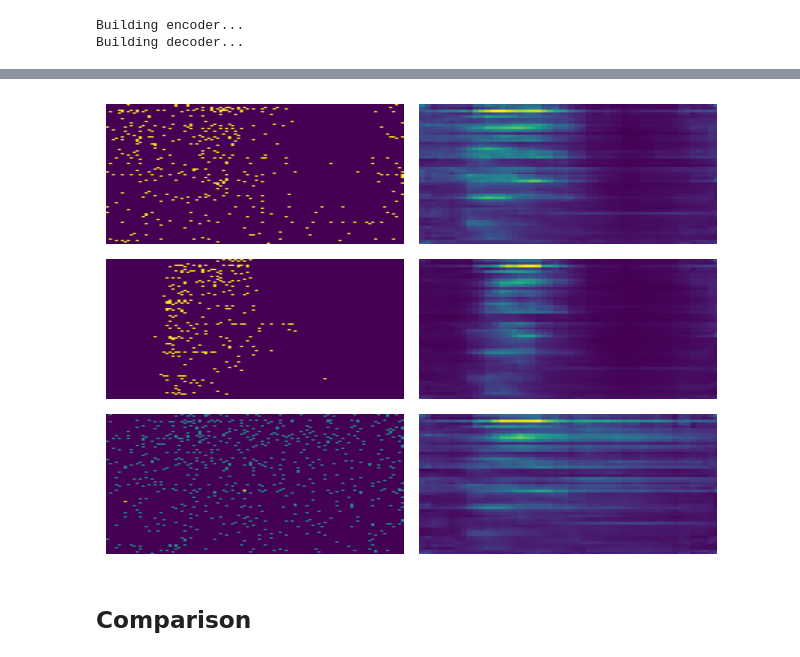
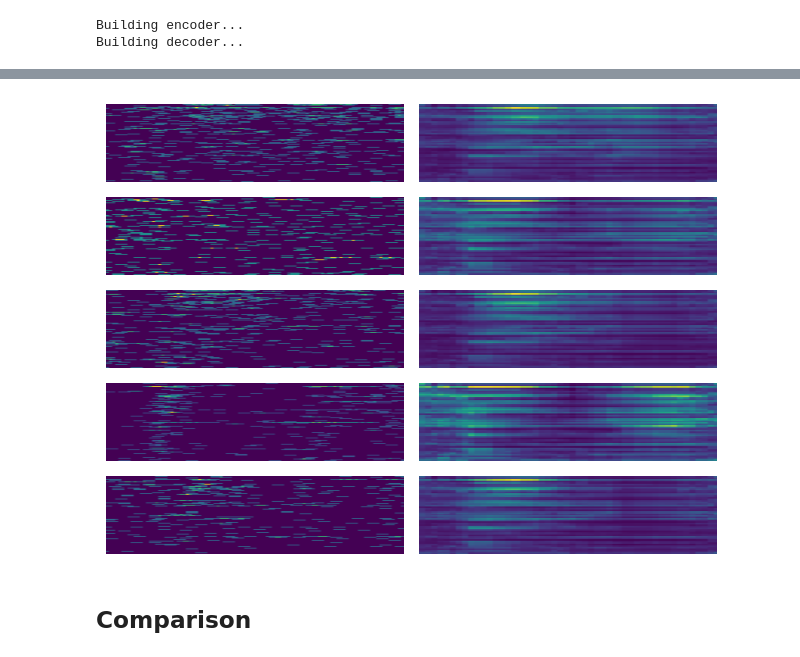
Before and after one commit to PhilSchoeb/ift-6168-project, a Jupyter notebook: dimensionality_reduction/autoencoder.ipynb, the cells around one changed output, grey strips where cells are left out. Drawn from its saved outputs; the diff is of its cells as text; code cells hidden in the pictures.

Commit message:
test smoothing for autoencoder

```diff
--- a/dimensionality_reduction/autoencoder.ipynb
+++ b/dimensionality_reduction/autoencoder.ipynb
@@ -14,0 +24,11 @@ data["y"].shape
+# %%
+n_samples = 3
+samples = np.random.choice(range(data["y"].shape[0]),n_samples,replace=False)
+fig, ax = plt.subplots(nrows=n_samples,ncols=2)
+for i, x in enumerate(samples):
+    ax[i,0].imshow(data["y"][x].T,aspect="auto")
+    ax[i,0].axis("off")
+    ax[i,1].imshow(y_smooth[x].T,aspect="auto")
+    ax[i,1].axis("off")
+plt.tight_layout()
+plt.show()
@@ -17,3 +39,6 @@ y_tensor = torch.from_numpy(data["y"]/data["y"].max()).float()[:,None,:,:]
 y_tensor.shape
 # %% [output]
 torch.Size([1931, 1, 100, 100])
+# %%
+y_smooth_tensor = torch.from_numpy(y_smooth/y_smooth.max()).float()[:,None,:,:]
+y_smooth_tensor.shape
@@ -20,11 +47,11 @@ torch.Size([1931, 1, 100, 100])
 # %%
-dataset = CustomDataset(y_tensor,y_tensor)
-model = AutoEncoder2DConv(input_shape=(1,100,100),latent_dim=64)
+dataset = CustomDataset(y_smooth_tensor,y_smooth_tensor)
+model = AutoEncoder2DConv(input_shape=(1,97,100),latent_dim=32)
 model.to("mps")
 optimizer = torch.optim.AdamW(model.parameters(),lr=1e-3)
-def sparse_loss_BCE(recon, target):
-    mask = (target > 0).float()
-    return (nn.BCELoss(reduction="none")(recon,target) * (1 + 5 * mask)).mean()
+# def sparse_loss_BCE(recon, target):
+#     mask = (target > 0).float()
+#     return (nn.BCELoss(reduction="none")(recon,target) * (1 + 5 * mask)).mean()
 # %% [output]
 Building encoder...
 Building decoder...
@@ -52,16 +79,16 @@ Epoch : 30/30 | Perte train : 0.0684 | Score train : 0.0000 | ETA : 0 m 0 s
 # %%
-pred = model(y_tensor.to("mps")).cpu().detach().numpy()
+pred = model(y_smooth_tensor.to("mps")).cpu().detach().numpy()
 # %%
-n_samples = 3
-samples = np.random.choice(range(y_tensor.shape[0]),n_samples,replace=False)
+n_samples = 5
+samples = np.random.choice(range(y_smooth_tensor.shape[0]),n_samples,replace=False)
 fig, ax = plt.subplots(nrows=n_samples,ncols=2)
 for i, x in enumerate(samples):
-    ax[i,0].imshow(y_tensor[x][0].T,aspect="auto")
+    ax[i,0].imshow(y_smooth_tensor[x][0].T,aspect="auto")
     ax[i,0].axis("off")
     ax[i,1].imshow(pred[x][0].T,aspect="auto")
     ax[i,1].axis("off")
 plt.tight_layout()
 plt.show()
 # %% [output]
-[figure, old version]
+[figure, new version]
 # %%
```
Also changed, not shown: parts of 15 cells of this notebook.
